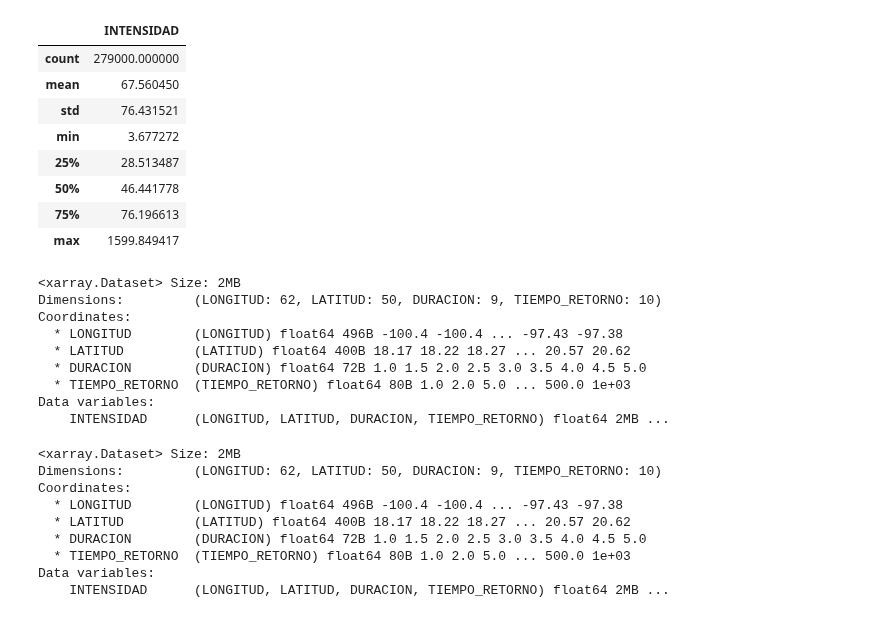
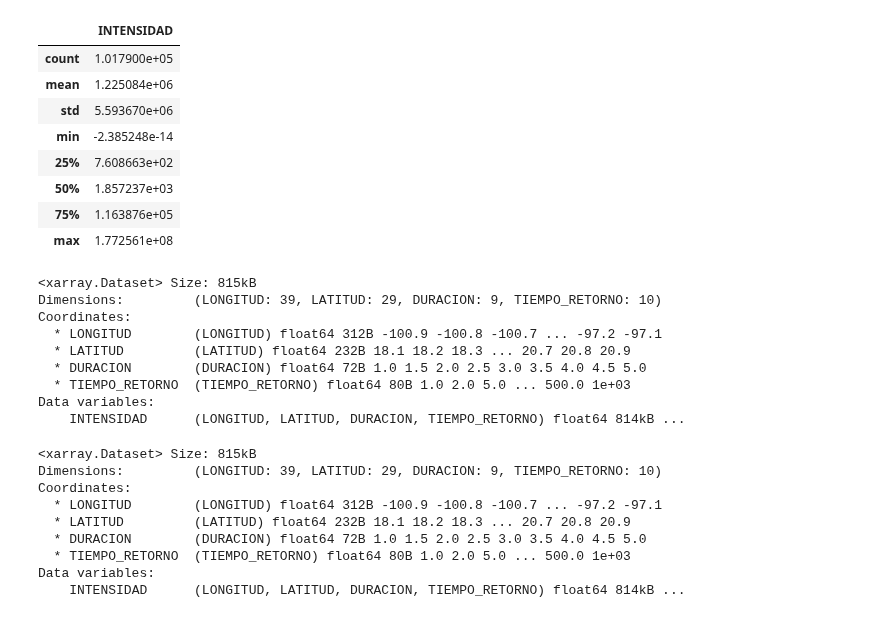
Before and after one commit to rodrigoms95/cc_idt, a Jupyter notebook: code/comparar_IDF.ipynb, the cells around one changed output. Drawn from its saved outputs; the diff is of its cells as text; code cells hidden in the pictures.

```diff
--- a/code/comparar_IDF.ipynb
+++ b/code/comparar_IDF.ipynb
@@ -17,8 +17,8 @@ import statsmodels.stats.api  as sms
 k = 1
 
 # Archivos a evaluar.
-eval = [ [0, 2], [0, 7], [4, 5], [5, 6], [8, 6], [9, 10], [11, 12] ]
-n = 6
+eval = [ [0, 2], [0, 7], [4, 5], [5, 6], [8, 6], [9, 10], [11, 12], [13, 14] ]
+n = 7
 i = eval[n][0]
 j = eval[n][1]
 var = "wenzel"
@@ -29,77 +29,79 @@ name = [ "CHIRPS_interp_WRF", "CHIRPS_megalopolis", "prec_era5_hist_hist_days",
     "prec_mroc_hist_hist", "prec_mroc_2040_2040",
     "prec_mroc_hist_hist_days", "prec_mroc_h20a_hist",
     "prec_mroc_h20a_hist_coarsen_5", "prec_mroc_2040_2040_coarsen_5",
-    "WRF_regrid_CHIRPS_days_qmap", "WRF_2040_regrid_CHIRPS_days_qmap" ]
+    "WRF_regrid_CHIRPS_days_qmap", "WRF_2040_regrid_CHIRPS_days_qmap",
+    "WRF_regrid_ERA5_1985_2014_qmap", "WRF_regrid_ERA5_2040_2059_qmap" ]
 
-fname = name[i] + "_" + name[j]
-dir = "../results/comp/" + fname + "/"
+fname = f"{name[i]}_{name[j]}"
+temp_d = "../../../temp/cc_idt/"
+dir = f"{temp_d}comp/{fname}/"
 
 # Si no existe la carpeta, la crea.
-if not os.path.exists(dir):
-    os.mkdir(dir)
+if not os.path.exists(f"{temp_d}comp/"): os.mkdir(f"{temp_d}comp/")
+if not os.path.exists(dir): os.mkdir(dir)
 
 if var == "wenzel":
-    path_orig   = "../results/" + name[i] + "/" + name[i] + "_idf_valores.nc"
-    path_comp   = "../results/" + name[j] + "/" + name[j] + "_idf_valores.nc"
+    path_orig   = f"{temp_d}SAM/{name[i]}/{name[i]}_idf_valores.nc"
+    path_comp   = f"{temp_d}SAM/{name[j]}/{name[j]}_idf_valores.nc"
 if var == "medido":
-    path_orig   = "../results/" + name[i] + "/" + name[i] + "_tretorno.nc"
-    path_comp   = "../results/" + name[j] + "/" + name[j] + "_tretorno.nc"
-path_orig_s = "../results/" + name[i] + "/" + name[i] + "_stats.nc"
-path_comp_s = "../results/" + name[j] + "/" + name[j] + "_stats.nc"
+    path_orig   = f"{temp_d}SAM/{name[i]}/{name[i]}_tretorno.nc"
+    path_comp   = f"{temp_d}SAM/{name[j]}/{name[j]}_tretorno.nc"
+path_orig_s = f"{temp_d}SAM/{name[i]}/{name[i]}_stats.nc"
+path_comp_s = f"{temp_d}SAM/{name[j]}/{name[j]}_stats.nc"
 
 ds_orig   = xr.open_dataset(path_orig  )
 ds_comp   = xr.open_dataset(path_comp  )
 orig_stat = xr.open_dataset(path_orig_s)
 comp_stat = xr.open_dataset(path_comp_s)
 
 if k != 0:
     ds_orig   =   ds_orig.isel(
         {"LONGITUD": slice(k, -k), "LATITUD": slice(k, -k)} )
     ds_comp   =   ds_comp.isel(
         {"LONGITUD": slice(k, -k), "LATITUD": slice(k, -k)} )
     orig_stat = orig_stat.isel(
         {"LONGITUD": slice(k, -k), "LATITUD": slice(k, -k)} )
     comp_stat = comp_stat.isel(
         {"LONGITUD": slice(k, -k), "LATITUD": slice(k, -k)} )
 
 vars = ["count", "mean", "std", "min", "25%", "50%", "75%", "max"]
 
 # Estadísticas de los valores originales.
 ds_orig.to_dataframe()[["INTENSIDAD"]].describe()
 # %% [output]
 |  | INTENSIDAD |
-| count | 279000.000000 |
-| mean | 67.560450 |
-| std | 76.431521 |
-| min | 3.677272 |
-| 25% | 28.513487 |
-| 50% | 46.441778 |
-| 75% | 76.196613 |
-| max | 1599.849417 |
+| count | 1.017900e+05 |
+| mean | 1.225084e+06 |
+| std | 5.593670e+06 |
+| min | -2.385248e-14 |
+| 25% | 7.608663e+02 |
+| 50% | 1.857237e+03 |
+| 75% | 1.163876e+05 |
+| max | 1.772561e+08 |
 # %%
 ds_orig
 # %% [output]
-<xarray.Dataset> Size: 2MB
-Dimensions:         (LONGITUD: 62, LATITUD: 50, DURACION: 9, TIEMPO_RETORNO: 10)
+<xarray.Dataset> Size: 815kB
+Dimensions:         (LONGITUD: 39, LATITUD: 29, DURACION: 9, TIEMPO_RETORNO: 10)
 Coordinates:
-  * LONGITUD        (LONGITUD) float64 496B -100.4 -100.4 ... -97.43 -97.38
-  * LATITUD         (LATITUD) float64 400B 18.17 18.22 18.27 ... 20.57 20.62
+  * LONGITUD        (LONGITUD) float64 312B -100.9 -100.8 -100.7 ... -97.2 -97.1
+  * LATITUD         (LATITUD) float64 232B 18.1 18.2 18.3 ... 20.7 20.8 20.9
   * DURACION        (DURACION) float64 72B 1.0 1.5 2.0 2.5 3.0 3.5 4.0 4.5 5.0
   * TIEMPO_RETORNO  (TIEMPO_RETORNO) float64 80B 1.0 2.0 5.0 ... 500.0 1e+03
 Data variables:
-    INTENSIDAD      (LONGITUD, LATITUD, DURACION, TIEMPO_RETORNO) float64 2MB ...
+    INTENSIDAD      (LONGITUD, LATITUD, DURACION, TIEMPO_RETORNO) float64 814kB ...
 # %%
 ds_comp
 # %% [output]
-<xarray.Dataset> Size: 2MB
-Dimensions:         (LONGITUD: 62, LATITUD: 50, DURACION: 9, TIEMPO_RETORNO: 10)
+<xarray.Dataset> Size: 815kB
+Dimensions:         (LONGITUD: 39, LATITUD: 29, DURACION: 9, TIEMPO_RETORNO: 10)
 Coordinates:
-  * LONGITUD        (LONGITUD) float64 496B -100.4 -100.4 ... -97.43 -97.38
-  * LATITUD         (LATITUD) float64 400B 18.17 18.22 18.27 ... 20.57 20.62
+  * LONGITUD        (LONGITUD) float64 312B -100.9 -100.8 -100.7 ... -97.2 -97.1
+  * LATITUD         (LATITUD) float64 232B 18.1 18.2 18.3 ... 20.7 20.8 20.9
   * DURACION        (DURACION) float64 72B 1.0 1.5 2.0 2.5 3.0 3.5 4.0 4.5 5.0
   * TIEMPO_RETORNO  (TIEMPO_RETORNO) float64 80B 1.0 2.0 5.0 ... 500.0 1e+03
 Data variables:
-    INTENSIDAD      (LONGITUD, LATITUD, DURACION, TIEMPO_RETORNO) float64 2MB ...
+    INTENSIDAD      (LONGITUD, LATITUD, DURACION, TIEMPO_RETORNO) float64 814kB ...
 # %%
 # Error total de las estadísticas mensuales.
 E = 3
```
Also changed, not shown: parts of 10 cells of this notebook, 5 other files.
